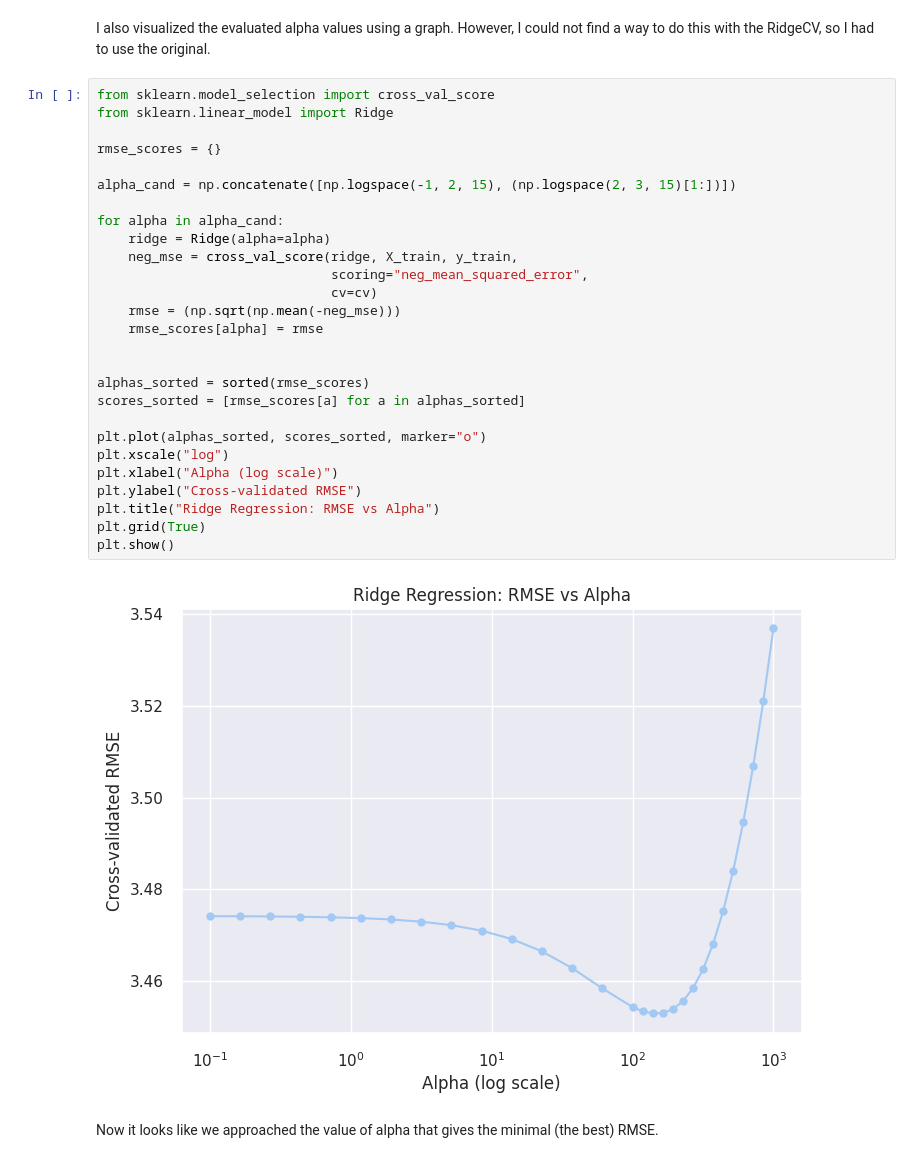
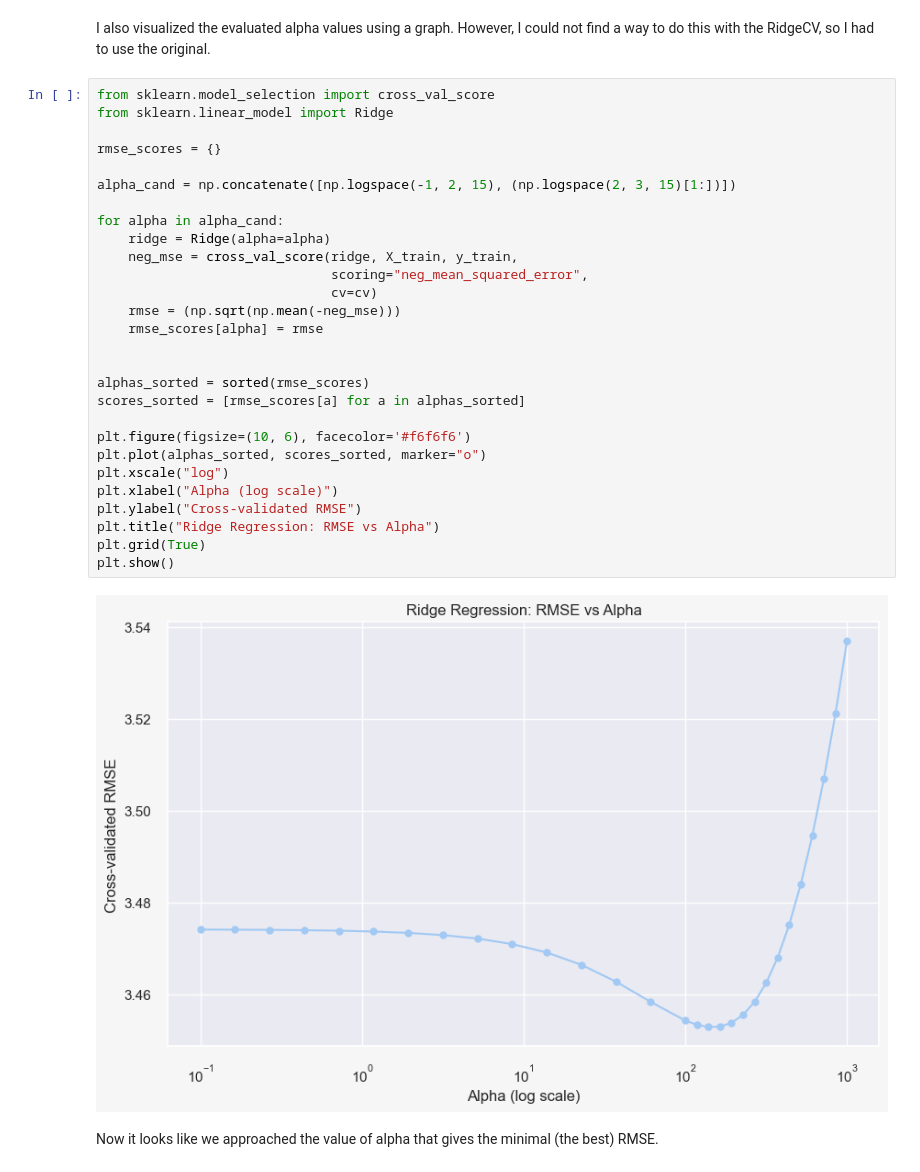
Before and after one commit to marek-hradil/ib031-project, a Jupyter notebook: notebooks/ridge.ipynb, the cells around one changed output. Saved outputs shown, nothing was run; the diff lists cells and outputs as text.

```diff
--- a/notebooks/ridge.ipynb
+++ b/notebooks/ridge.ipynb
@@ -530,32 +530,33 @@ I also visualized the evaluated alpha values using a graph. However, I could not
 # %%
 from sklearn.model_selection import cross_val_score
 from sklearn.linear_model import Ridge
 
 rmse_scores = {}
 
 alpha_cand = np.concatenate([np.logspace(-1, 2, 15), (np.logspace(2, 3, 15)[1:])])
 
 for alpha in alpha_cand:
     ridge = Ridge(alpha=alpha)
     neg_mse = cross_val_score(ridge, X_train, y_train,
                               scoring="neg_mean_squared_error",
                               cv=cv)
     rmse = (np.sqrt(np.mean(-neg_mse)))
     rmse_scores[alpha] = rmse
 
 
 alphas_sorted = sorted(rmse_scores)
 scores_sorted = [rmse_scores[a] for a in alphas_sorted]
 
+plt.figure(figsize=(10, 6), facecolor='#f6f6f6')
 plt.plot(alphas_sorted, scores_sorted, marker="o")
 plt.xscale("log")
 plt.xlabel("Alpha (log scale)")
 plt.ylabel("Cross-validated RMSE")
 plt.title("Ridge Regression: RMSE vs Alpha")
 plt.grid(True)
 plt.show()
 # %% [output]
-[figure, old version]
+[figure, new version]
 # %% [markdown]
 Now it looks like we approached the value of alpha that gives the minimal (the best) RMSE.
 # %% [markdown]
```
Also changed, not shown: parts of 6 cells of this notebook, 13 other files.
